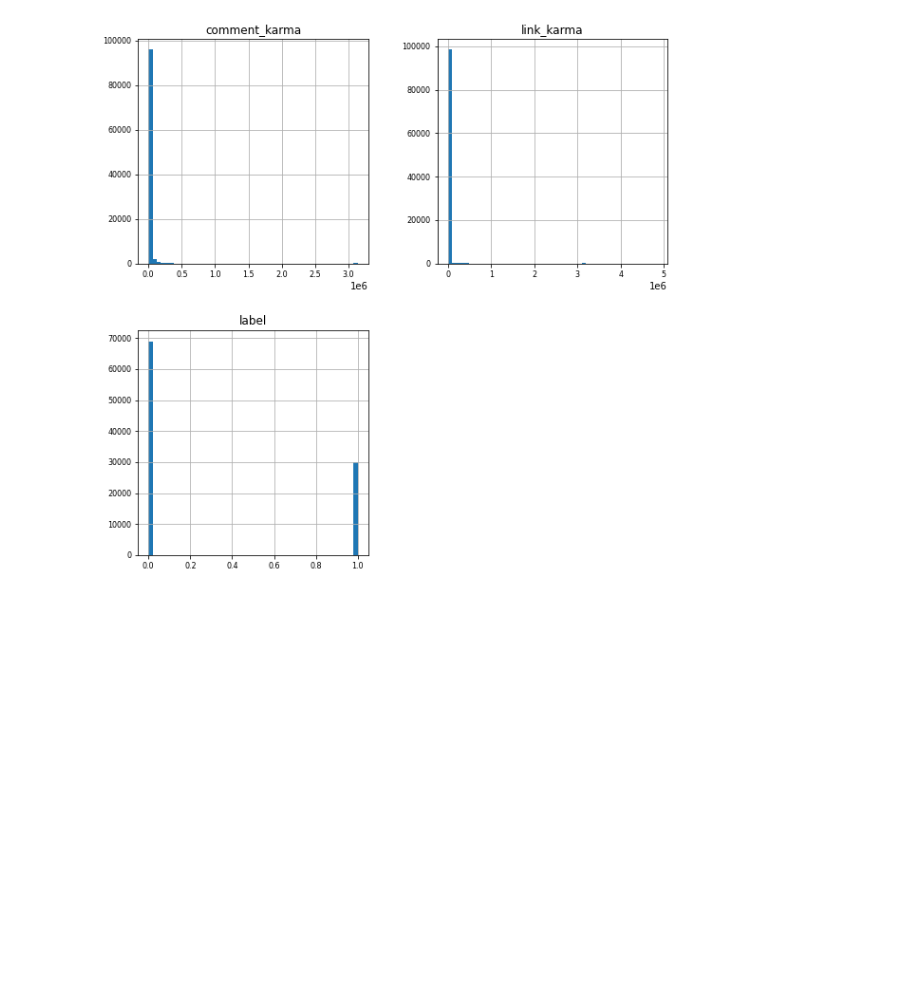
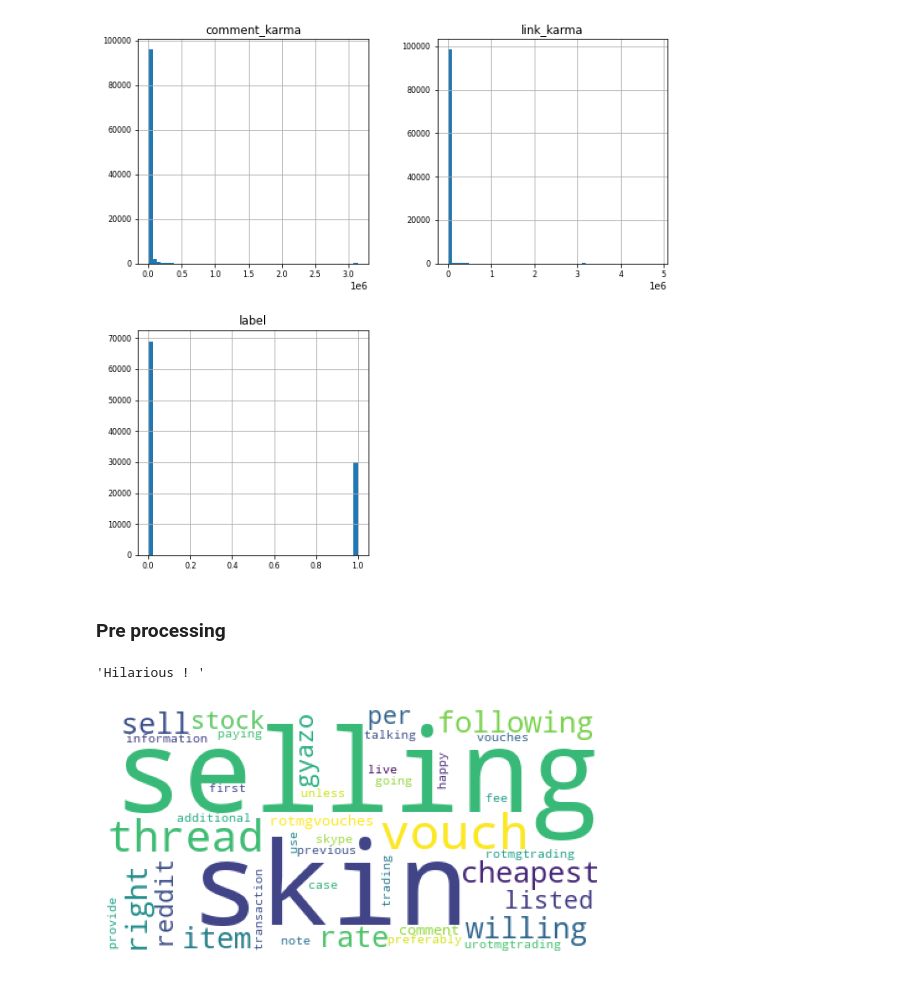
Before and after one commit to RemiHurstel/scam-prediction-on-Reddit, a Jupyter notebook: reddit_starting_kit.ipynb, the cells around one changed output. Cells and saved outputs as stored; diff of their text form; code cells hidden in the pictures; blank space fills up the shorter version.

```diff
--- a/reddit_starting_kit.ipynb
+++ b/reddit_starting_kit.ipynb
@@ -190,3 +229,5 @@ data_train.hist(figsize=(10, 10), bins = 50, xlabelsize=8, ylabelsize=8)
 plt.show()
 # %% [output]
 [figure]
+# %% [markdown]
+### Pre processing
@@ -192,0 +240,50 @@ plt.show()
+# %%
+import re
+def remove_emoji(string):
+    "function to remove emojis"
+    emoji_pattern = re.compile("["
+                           u"\U0001F600-\U0001F64F" # emoticons
+                           u"\U0001F300-\U0001F5FF" # symbols & pictographs
+                           u"\U0001F680-\U0001F6FF" # transport & map symbols
+                           u"\U0001F1E0-\U0001F1FF" # flags (iOS)
+                           u"\U00002702-\U000027B0"
+                           u"\U000024C2-\U0001F251"
+                           "]+", flags=re.UNICODE)
+    return emoji_pattern.sub(r'', string)
+
+remove_emoji("Hilarious 😂! ")
+# %% [output]
+'Hilarious ! '
+# %%
+def preprocessing(x):
+     """preprocessing the text"""
+     corp = str(x).lower()  #lower
+     corp = re.sub('[^a-zA-Z]+',' ', corp).strip() #keep text
+     #corp = re.sub('[0-9]+', '', corp)
+     corp=remove_emoji(corp) # remove emojis
+     tokens = word_tokenize(corp) #tokenization
+     words = [w for w in tokens if len(w) > 2 if not w in stop_words] # remove stop words and words with less than two caracters
+     lemmatize = [lemma.lemmatize(w) for w in words] #lemmatization
+     l=(' ').join(lemmatize)
+     return l
+
+def preprocess(X):
+    preprocess_text = [preprocessing(i) for i in X['body']]
+    X["preprocessed_body"] = preprocess_text
+    return X
+# %%
+### preprocessing train/test
+X_train = preprocess(data_train)
+X_test = preprocess(data_test)
+X_test=X_test.reset_index()
+X_train=X_train.reset_index()
+# %%
+##Scammer
+#pip install wordcloud
+text=X_train["preprocessed_body"][1]
+wordcloud = WordCloud(background_color = 'white',  max_words = 50).generate(text)
+plt.imshow(wordcloud)
+plt.axis("off")
+plt.show()
+# %% [output]
+[figure, added]
```
Also changed, not shown: parts of 12 cells of this notebook, 1 other file.
